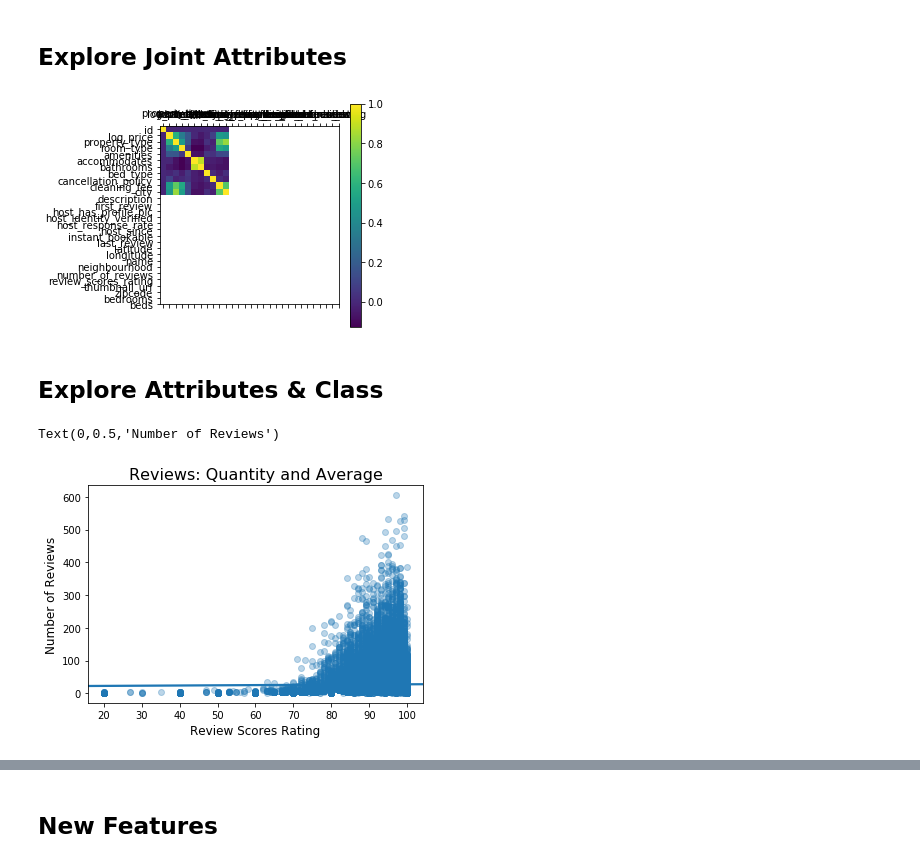
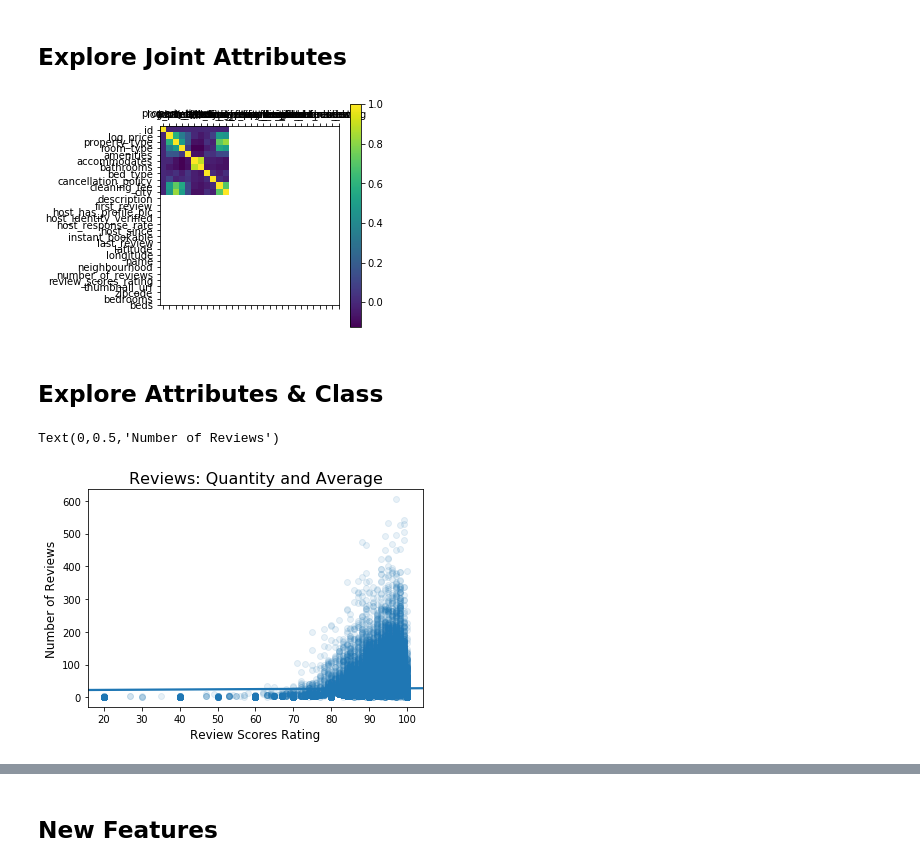
Before and after one commit to anguyen-07/DS7331-ML_Labs, a Jupyter notebook: DS7331_Lab1_VizProcessing_AirBnB.ipynb, the cells around one changed output, grey strips where cells are left out. Saved outputs shown, nothing was run; the diff lists cells and outputs as text; code cells hidden in the pictures.

```diff
--- a/DS7331_Lab1_VizProcessing_AirBnB.ipynb
+++ b/DS7331_Lab1_VizProcessing_AirBnB.ipynb
@@ -58,0 +60,2 @@ df.groupby('grade').count()
+# %%
+df['price'] = np.exp(df['log_price'])
@@ -217,18 +263,18 @@ plt.yticks(range(len(df_ratings.columns)), df_ratings.columns)
 plt.colorbar()
 plt.show()
 # %% [output]
-[figure, old version]
+[figure, new version]
 # %% [markdown]
 ## Explore Attributes & Class
 # %%
 # Scatterplot between rating and number of reviews
 sns.regplot(x='review_scores_rating',
             y='number_of_reviews',
             data=df_ratings,
-            scatter_kws={'alpha':0.3})
+            scatter_kws={'alpha':0.1})
 plt.title('Reviews: Quantity and Average', fontsize=16)
 plt.xlabel('Review Scores Rating', fontsize=12)
 plt.ylabel('Number of Reviews', fontsize=12)
 # %% [output]
 Text(0,0.5,'Number of Reviews')
-[figure, old version]
+[figure, new version]
```
Also changed, not shown: parts of 23 cells of this notebook.
